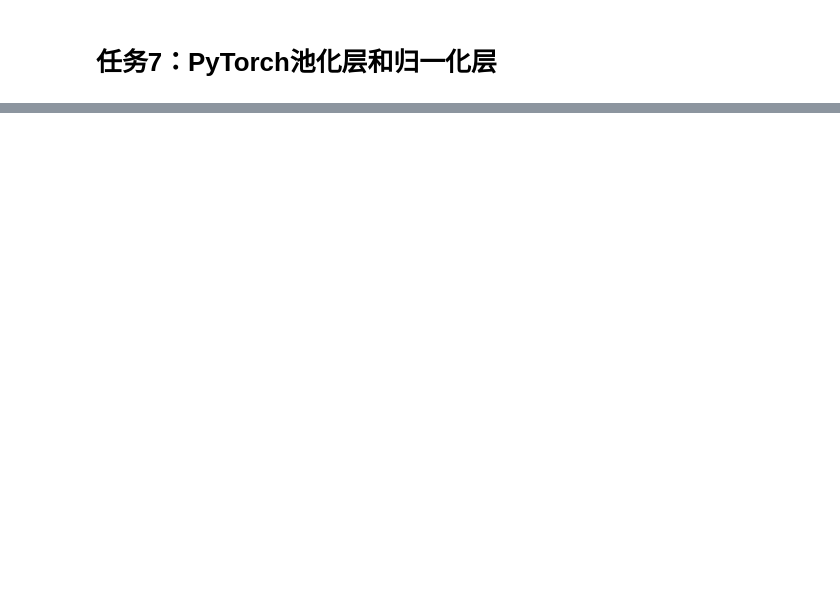
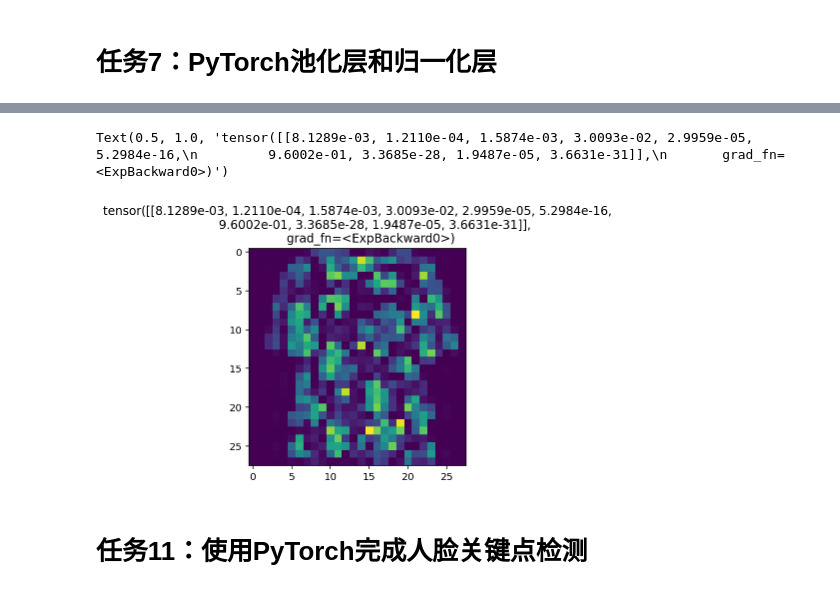
Before and after one commit to leigangblog/Coggle_30_Days_of_ML, a Jupyter notebook: Pytorch与视觉竞赛入门.ipynb, the cells around one changed output, grey strips where cells are left out. Cells and saved outputs as stored; diff of their text form; code cells hidden in the pictures; blank space fills up the shorter version.

```diff
--- a/Pytorch与视觉竞赛入门.ipynb
+++ b/Pytorch与视觉竞赛入门.ipynb
@@ -381,0 +779,27 @@ GroupNorm将channel分组，然后再做归一化, 在batchsize<16的时候, 可
+# %%
+class Fashion(nn.Module):
+    def __init__(self):
+        super().__init__()
+        self.c1 = nn.Linear(784, 256)
+        self.c2 = nn.Linear(256, 128)
+        self.c3 = nn.Linear(128, 64)
+        self.c4 = nn.Linear(64, 10)
+
+    def forward(self, x):
+        x = x.view(x.shape[0], -1)
+
+        x = F.relu(self.c1(x))
+        x = F.relu(self.c2(x))
+        x = F.relu(self.c3(x))
+        x = F.log_softmax(self.c4(x), dim=1)
+
+        return x
+# %%
+
+model = Fashion()
+
+error = nn.NLLLoss() #define a metric for our loss function
+
+learning_rate=0.001 # Defining the learning rate
+
+optimizer = optim.Adam(model.parameters(), lr=learning_rate)
@@ -381,0 +883,20 @@ GroupNorm将channel分组，然后再做归一化, 在batchsize<16的时候, 可
+# %%
+%matplotlib inline
+%config InlineBackend.figure_format = 'retina'
+
+# Test out your network!
+
+dataiter = iter(testloader)
+images, labels = dataiter.next()
+img = images[1]
+
+#  Calculate the class probabilities (softmax) for img
+ps = torch.exp(model(img))
+# Plot the image and probabilities
+plt.imshow(img.squeeze())
+plt.title(str(ps))
+# %% [output]
+Text(0.5, 1.0, 'tensor([[8.1289e-03, 1.2110e-04, 1.5874e-03, 3.0093e-02, 2.9959e-05, 5.2984e-16,\n         9.6002e-01, 3.3685e-28, 1.9487e-05, 3.6631e-31]],\n       grad_fn=<ExpBackward0>)')
+[figure, added]
+# %% [markdown]
+# 任务11：使用PyTorch完成人脸关键点检测
```
Also changed, not shown: parts of 61 cells of this notebook, 3 other files.
